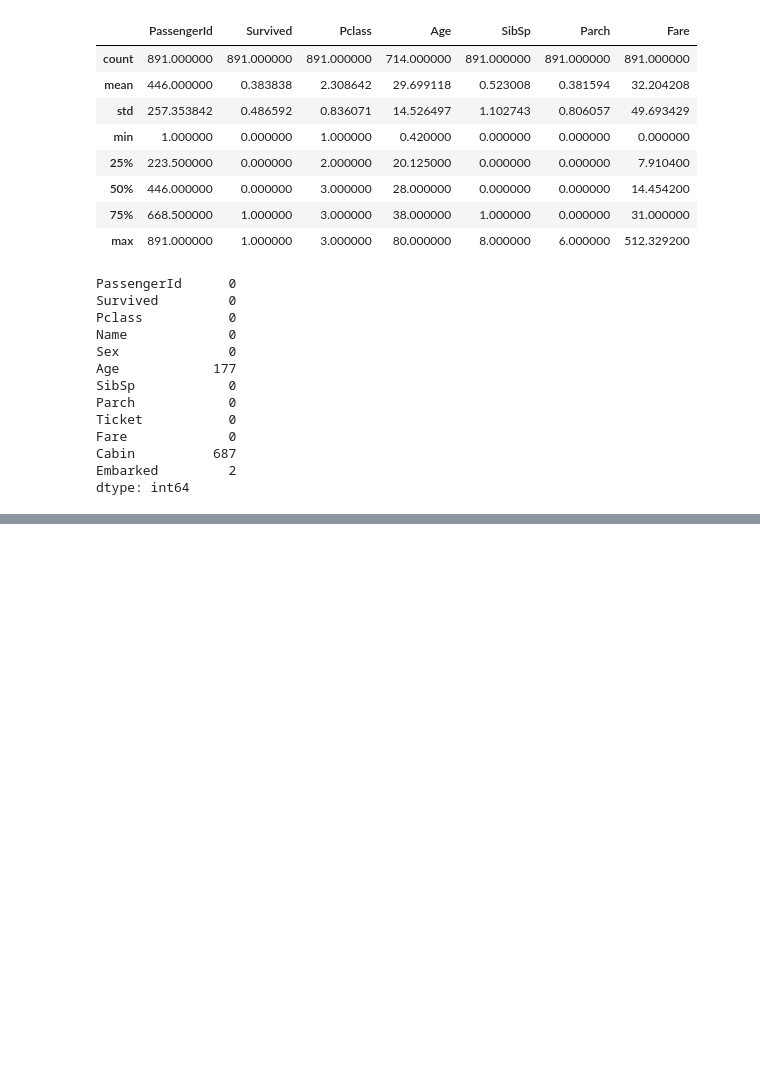
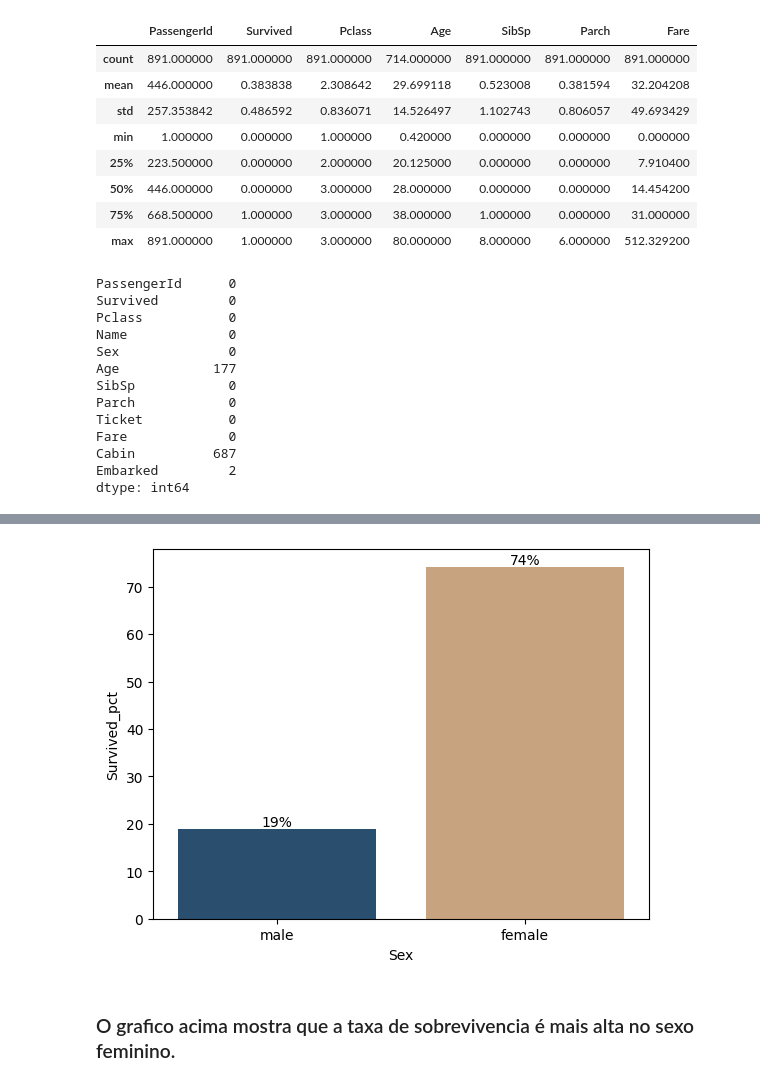
Before and after one commit to essene/titanic_ml_project, a Jupyter notebook: notebooks/0_initial_data_exploration.ipynb, the cells around one changed output, grey strips where cells are left out. Drawn from its saved outputs; the diff is of its cells as text; code cells hidden in the pictures; blank space fills up the shorter version.

```diff
--- a/notebooks/0_initial_data_exploration.ipynb
+++ b/notebooks/0_initial_data_exploration.ipynb
@@ -106,0 +109,11 @@ plt.show()
+# %%
+train_data['Survived_pct'] = train_data['Survived'] * 100
+# %%
+ax = sns.barplot(data=train_data, x='Sex', y='Survived_pct',hue = 'Sex', palette=['#1f4e79', '#d4a373'],
+    legend=False,errorbar=None)
+ax.bar_label(ax.containers[0], fontsize=10,fmt='%.0f%%');
+ax.bar_label(ax.containers[1], fontsize=10,fmt='%.0f%%');
+# %% [output]
+[figure, added]
+# %% [markdown]
+### O grafico acima mostra que a taxa de sobrevivencia é mais alta no sexo feminino.
```
Also changed, not shown: parts of 6 cells of this notebook.
